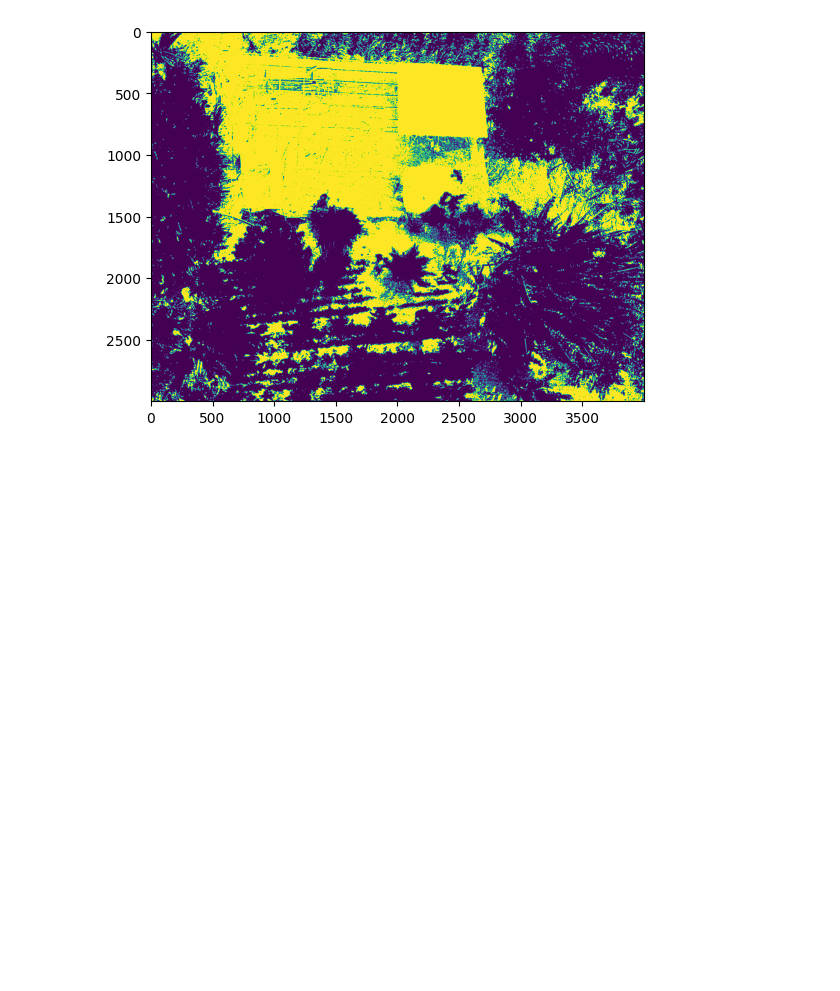
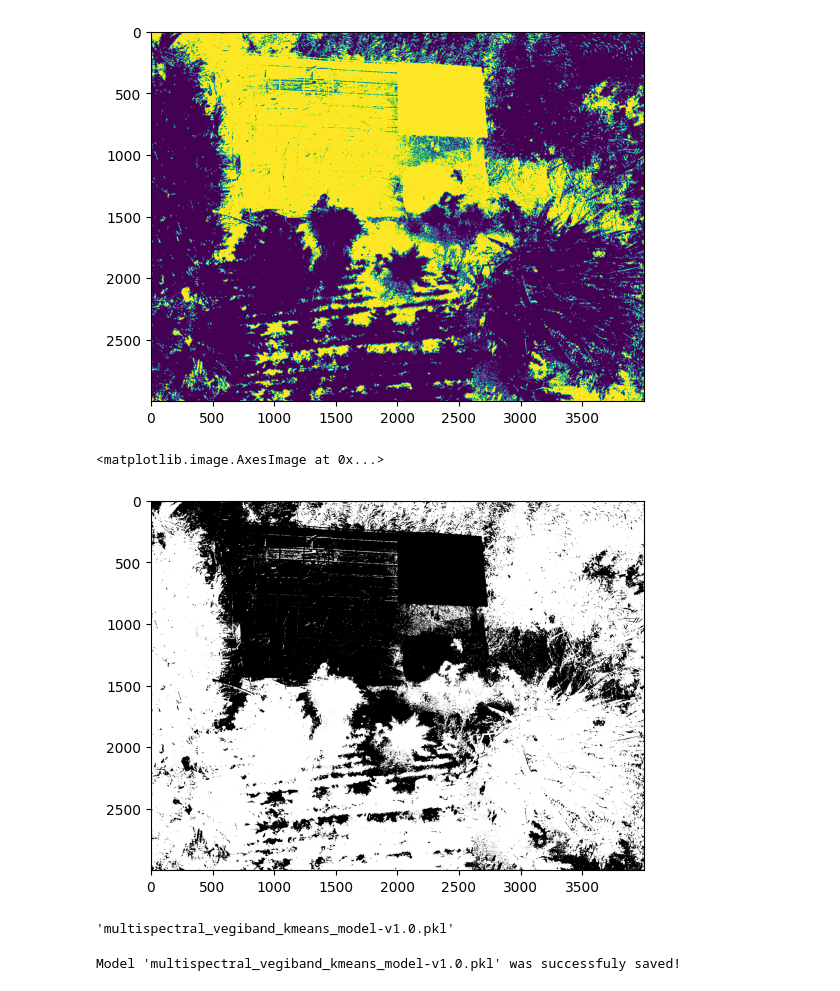
Before and after one commit to rs2lab/survey3-water-stress-detection, a Jupyter notebook: water_stress_detection.ipynb, the cells around one changed output. Saved outputs shown, nothing was run; the diff lists cells and outputs as text; code cells hidden in the pictures; blank space fills up the shorter version.

Commit message:
feat: add model save code

```diff
--- a/water_stress_detection.ipynb
+++ b/water_stress_detection.ipynb
@@ -76,3 +76,23 @@ plt.imshow(cluster.reshape((IMAGE_HEIGHT, IMAGE_WIDTH)))
 # %% [output]
 <matplotlib.image.AxesImage at 0x...>
 [figure]
+# %%
+plt.imshow(cluster.reshape((IMAGE_HEIGHT, IMAGE_WIDTH)), cmap="Greys")
+# %% [output]
+<matplotlib.image.AxesImage at 0x...>
+[figure, added]
+# %%
+KMEANS_MODEL_VERSION = "1.0"
+KMEANS_MODEL_NAME = "multispectral_vegiband_kmeans_model"
+
+model_full_name = f"{KMEANS_MODEL_NAME}-v{KMEANS_MODEL_VERSION}.pkl"
+model_full_name
+# %% [output]
+'multispectral_vegiband_kmeans_model-v1.0.pkl'
+# %%
+with open(model_full_name, 'wb') as file:
+    file.write(pickle.dumps(kmeans_model))
+
+if os.path.exists(model_full_name): print(f"Model {model_full_name!r} was successfuly saved!")
+# %% [output]
+Model 'multispectral_vegiband_kmeans_model-v1.0.pkl' was successfuly saved!
```
Also changed, not shown: parts of 1 cell of this notebook, 1 other file.
